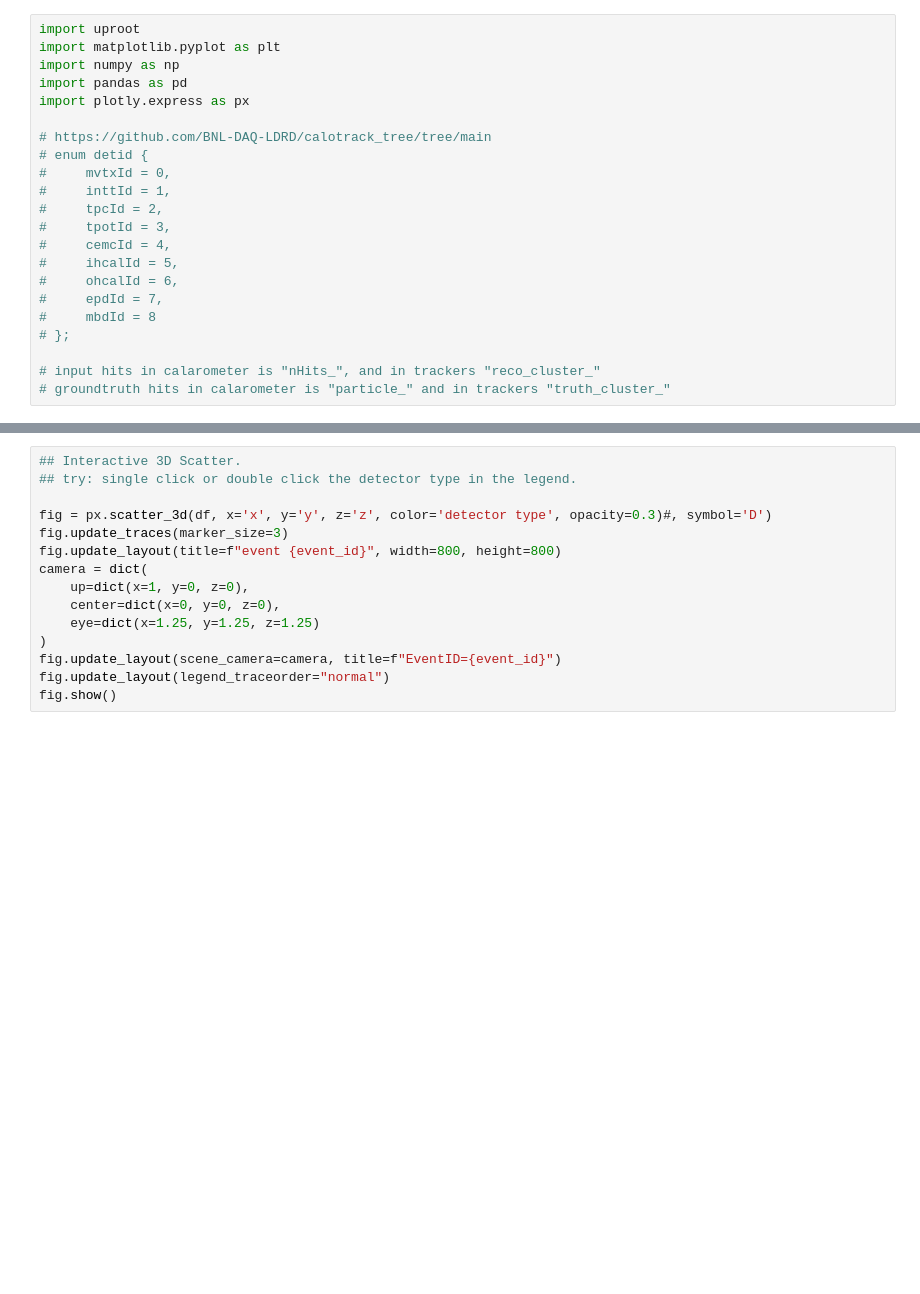
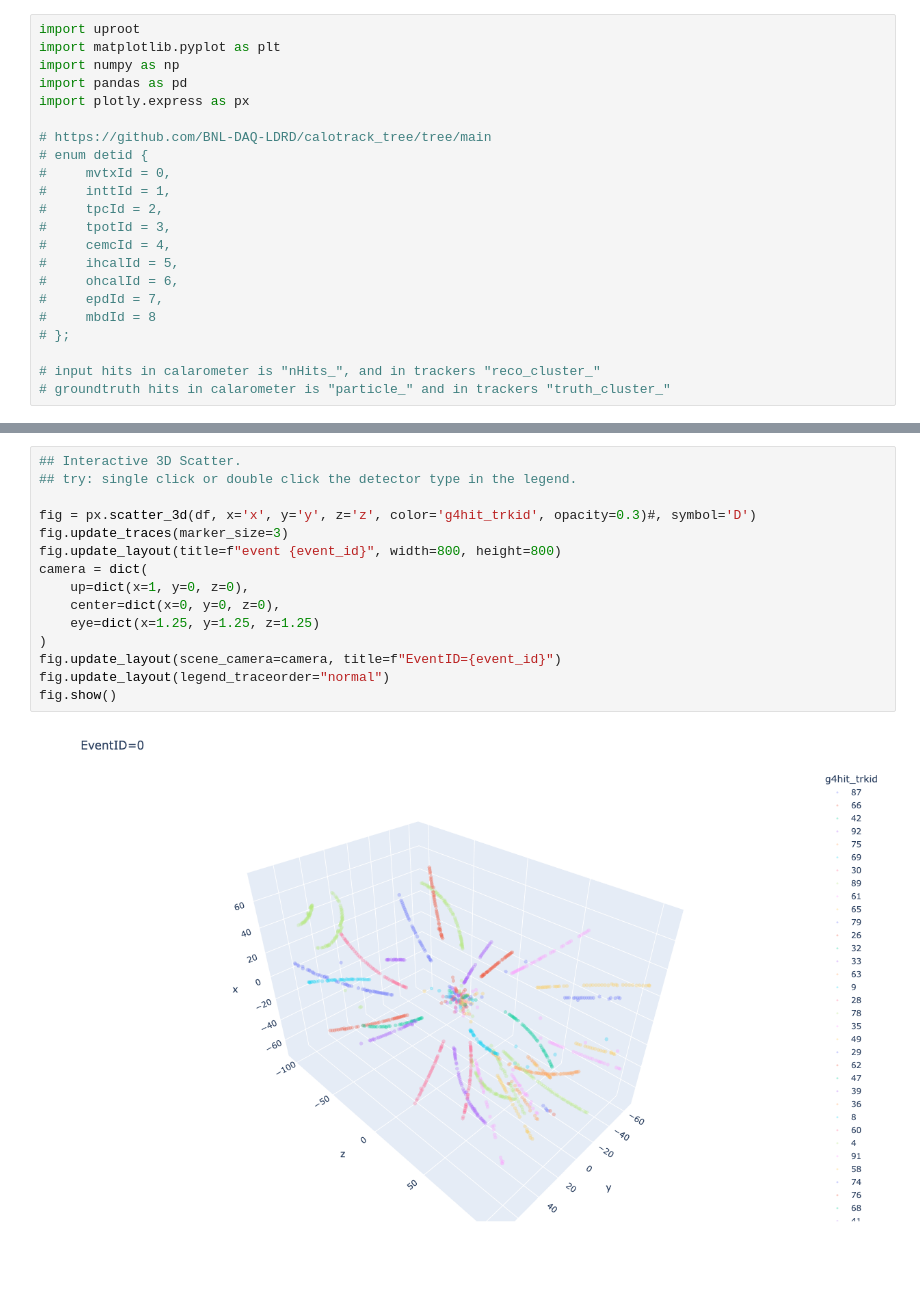
Before and after one commit to BNL-DAQ-LDRD/calotrack_tree, a Jupyter notebook: scripts/explore_data.ipynb, the cells around one changed output, grey strips where cells are left out. Saved outputs shown, nothing was run; the diff lists cells and outputs as text; blank space fills up the shorter version.

```diff
--- a/scripts/explore_data.ipynb
+++ b/scripts/explore_data.ipynb
@@ -61,15 +73,17 @@ fig.show()
 # %%
 ## Interactive 3D Scatter.
 ## try: single click or double click the detector type in the legend.
 
-fig = px.scatter_3d(df, x='x', y='y', z='z', color='detector type', opacity=0.3)#, symbol='D')
+fig = px.scatter_3d(df, x='x', y='y', z='z', color='g4hit_trkid', opacity=0.3)#, symbol='D')
 fig.update_traces(marker_size=3)
 fig.update_layout(title=f"event {event_id}", width=800, height=800)
 camera = dict(
     up=dict(x=1, y=0, z=0),
     center=dict(x=0, y=0, z=0),
     eye=dict(x=1.25, y=1.25, z=1.25)
 )
 fig.update_layout(scene_camera=camera, title=f"EventID={event_id}")
 fig.update_layout(legend_traceorder="normal")
 fig.show()
+# %% [output]
+[figure, added]
```
Also changed, not shown: parts of 3 cells of this notebook, 5 other files.
